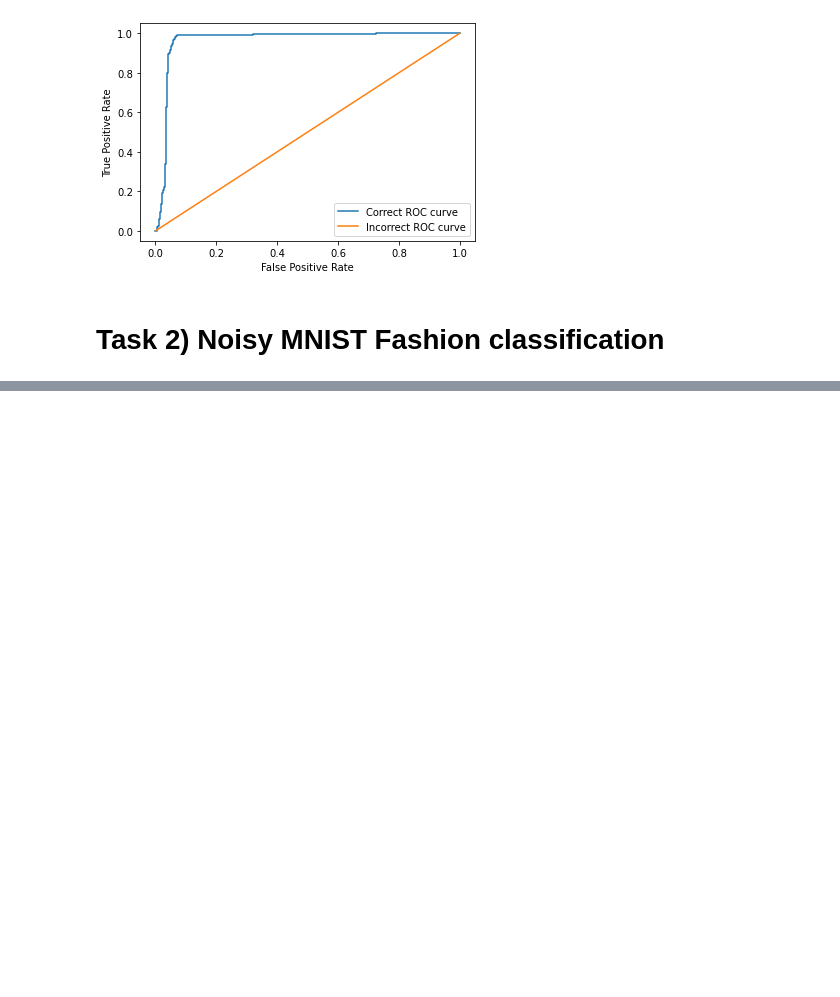
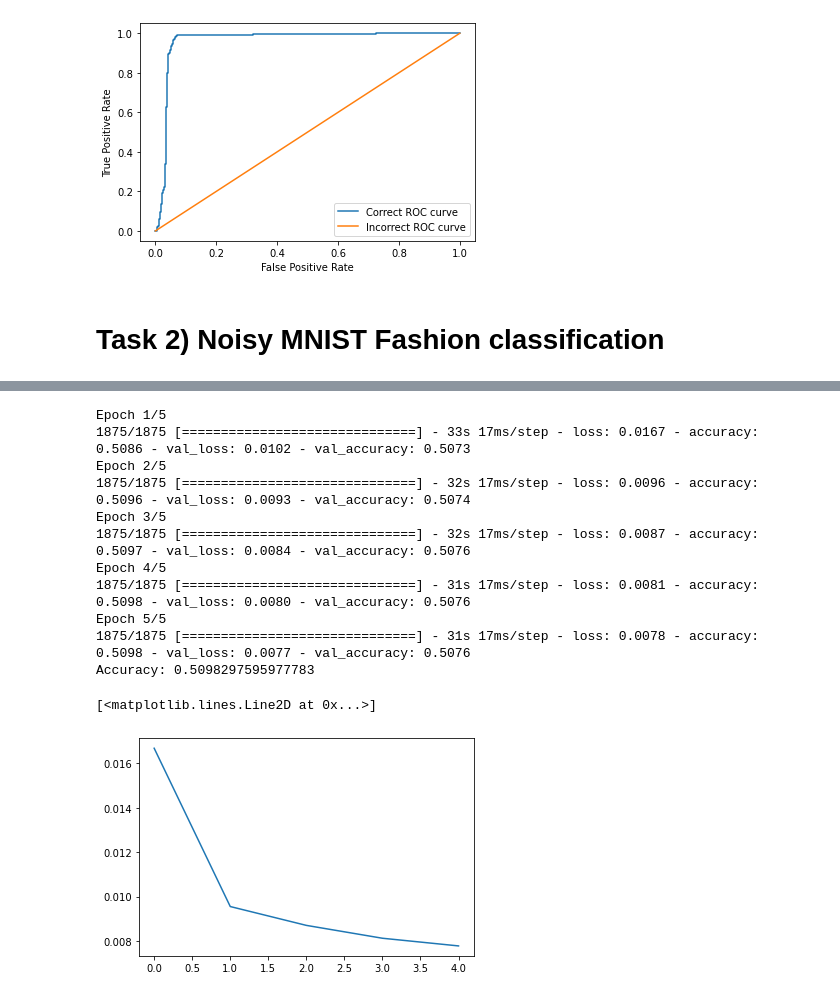
Before and after one commit to VilleTilj/Course-assignments, a Jupyter notebook: Pattern-recognition-and-machine-learning/Week4/Exercise4.ipynb, the cells around one changed output, grey strips where cells are left out. Drawn from its saved outputs; the diff is of its cells as text; code cells hidden in the pictures; blank space fills up the shorter version.

Commit message:
Added CNN autoencoder implementation and analysis

```diff
--- a/Pattern-recognition-and-machine-learning/Week4/Exercise4.ipynb
+++ b/Pattern-recognition-and-machine-learning/Week4/Exercise4.ipynb
@@ -142,0 +166,50 @@ Accuracy: 0.9860000014305115
+# %%
+# Define a CNN autoencoder model to denoise the noisy images and train it using
+# noisy training images - plot examples (2 pts)
+from tensorflow.keras.models import Model
+
+class Denoise(Model):
+  def __init__(self):
+    super(Denoise, self).__init__()
+    self.encoder = tf.keras.Sequential([
+      tf.keras.layers.Input(shape=(28, 28, 1)),
+      tf.keras.layers.Conv2D(16, (3, 3), activation='relu', padding='same', strides=2),
+      tf.keras.layers.Conv2D(8, (3, 3), activation='relu', padding='same', strides=2)])
+
+    self.decoder = tf.keras.Sequential([
+      tf.keras.layers.Conv2DTranspose(8, kernel_size=3, strides=2, activation='relu', padding='same'),
+      tf.keras.layers.Conv2DTranspose(16, kernel_size=3, strides=2, activation='relu', padding='same'),
+      tf.keras.layers.Conv2D(1, kernel_size=(3, 3), activation='sigmoid', padding='same')])
+
+  def call(self, x):
+    encoded = self.encoder(x)
+    decoded = self.decoder(encoded)
+    return decoded
+
+autoencoder = Denoise()
+# %%
+# Compile the model
+autoencoder.compile(optimizer='adam', loss=tf.keras.losses.MeanSquaredError(),  metrics=["accuracy"])
+# Fit noisy training data
+history = autoencoder.fit(train_images_noisy, train_images,
+                epochs=5,
+                shuffle=True,
+                validation_data=(test_images_noisy, test_images))
+
+print(f'Accuracy: {history.history["accuracy"][-1]}')
+
+plt.plot(history.history['loss'])
+# %% [output]
+Epoch 1/5
+1875/1875 [==============================] - 33s 17ms/step - loss: 0.0167 - accuracy: 0.5086 - val_loss: 0.0102 - val_accuracy: 0.5073
+Epoch 2/5
+1875/1875 [==============================] - 32s 17ms/step - loss: 0.0096 - accuracy: 0.5096 - val_loss: 0.0093 - val_accuracy: 0.5074
+Epoch 3/5
+1875/1875 [==============================] - 32s 17ms/step - loss: 0.0087 - accuracy: 0.5097 - val_loss: 0.0084 - val_accuracy: 0.5076
+Epoch 4/5
+1875/1875 [==============================] - 31s 17ms/step - loss: 0.0081 - accuracy: 0.5098 - val_loss: 0.0080 - val_accuracy: 0.5076
+Epoch 5/5
+1875/1875 [==============================] - 31s 17ms/step - loss: 0.0078 - accuracy: 0.5098 - val_loss: 0.0077 - val_accuracy: 0.5076
+Accuracy: 0.5098297595977783
+[<matplotlib.lines.Line2D at 0x...>]
+[figure, added]
```
Also changed, not shown: parts of 10 cells of this notebook.
